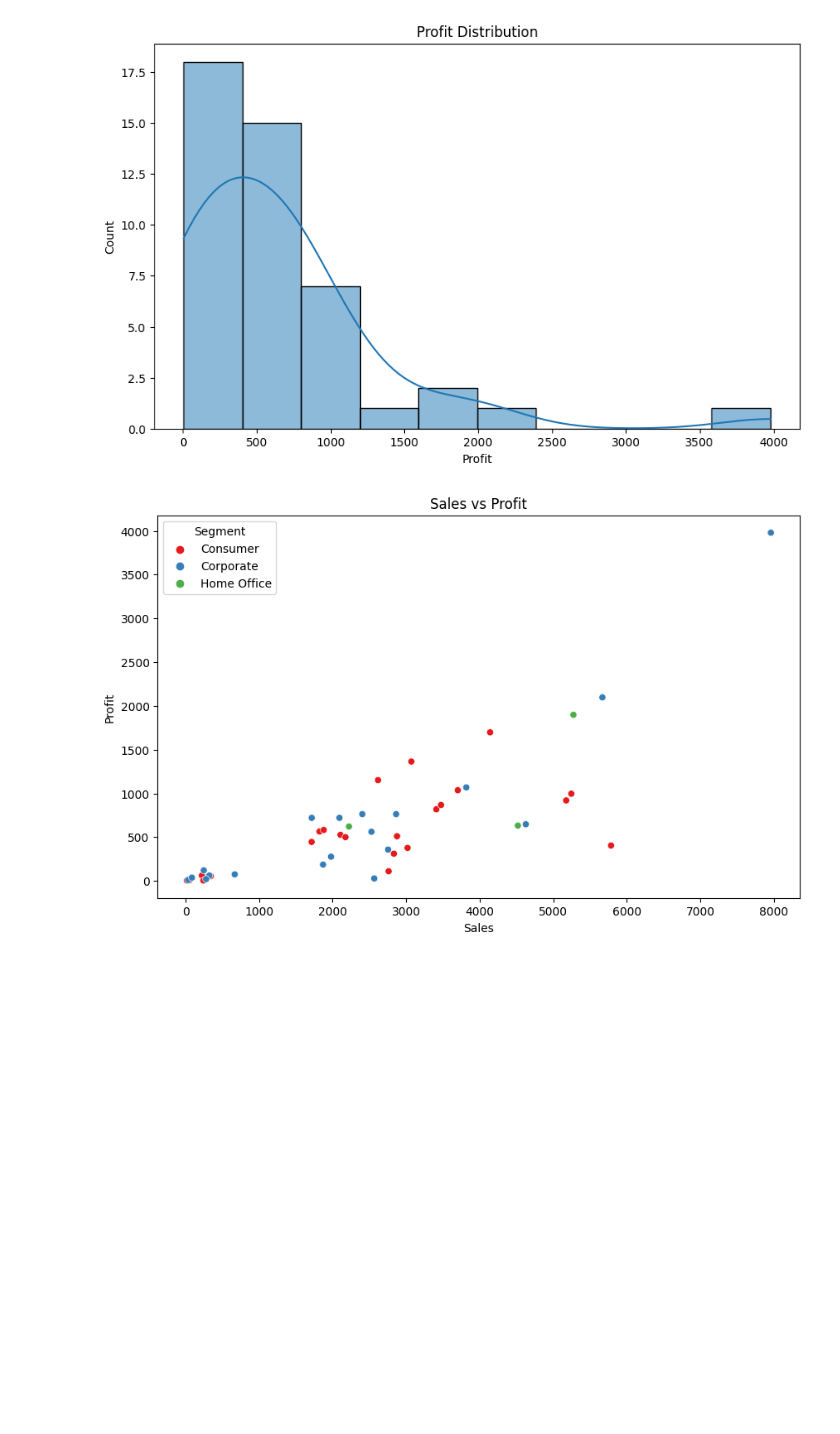
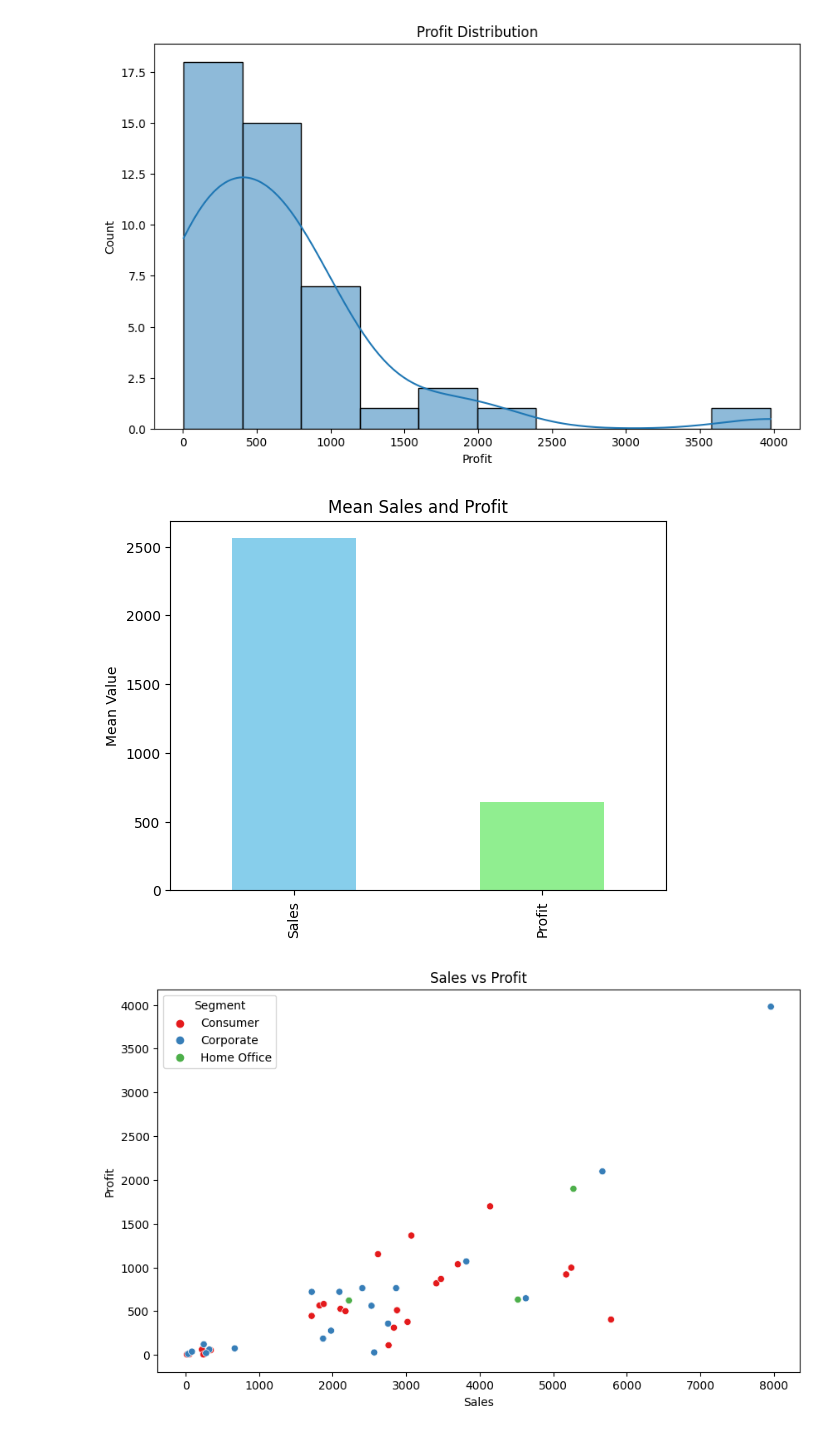
Before and after one commit to AbdullahTaweel/Global_Superstore_Hackathon1, a Jupyter notebook: jupyter_notebooks/global_superstore.ipynb, the cells around one changed output. Drawn from its saved outputs; the diff is of its cells as text; code cells hidden in the pictures; blank space fills up the shorter version.

```diff
--- a/jupyter_notebooks/global_superstore.ipynb
+++ b/jupyter_notebooks/global_superstore.ipynb
@@ -287,6 +360,16 @@ plt.title('Profit Distribution')
 plt.show()
 # %% [output]
 [figure]
+# %%
+# Bar chart of mean Sales and Profit
+mean_values = global_store_df[['Sales', 'Profit']].mean()
+
+mean_values.plot(kind='bar', color=['skyblue', 'lightgreen'])
+plt.title('Mean Sales and Profit')
+plt.ylabel('Mean Value')
+plt.show()
+# %% [output]
+[figure, added]
 # %%
 # Scatter plot sales vs profit
 plt.figure(figsize=(10, 6))
```
Also changed, not shown: parts of 16 cells of this notebook.
